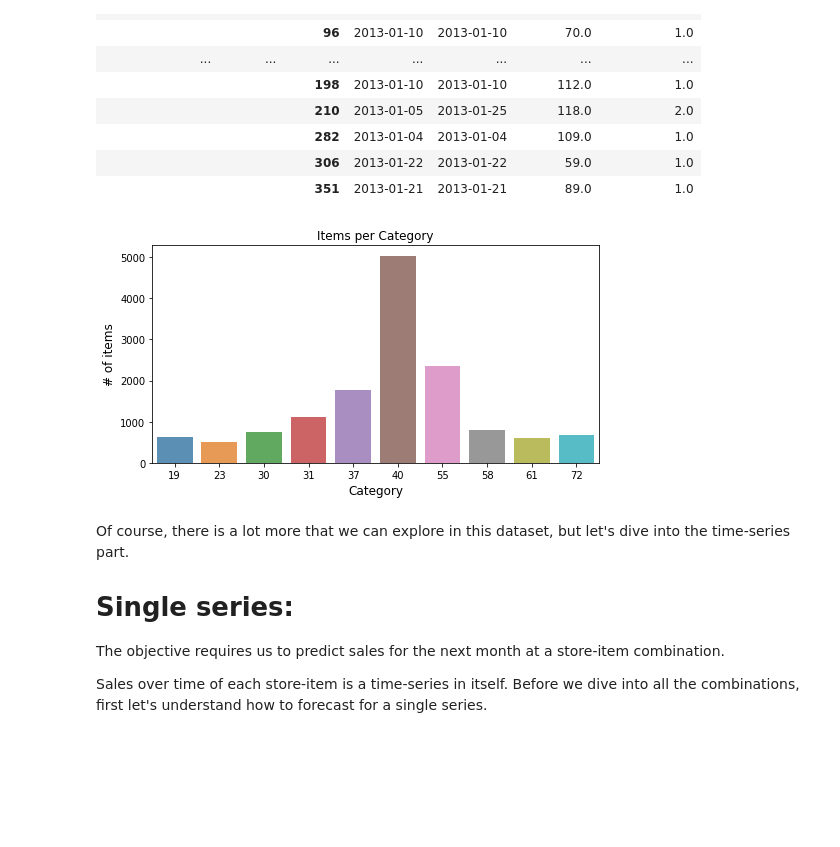
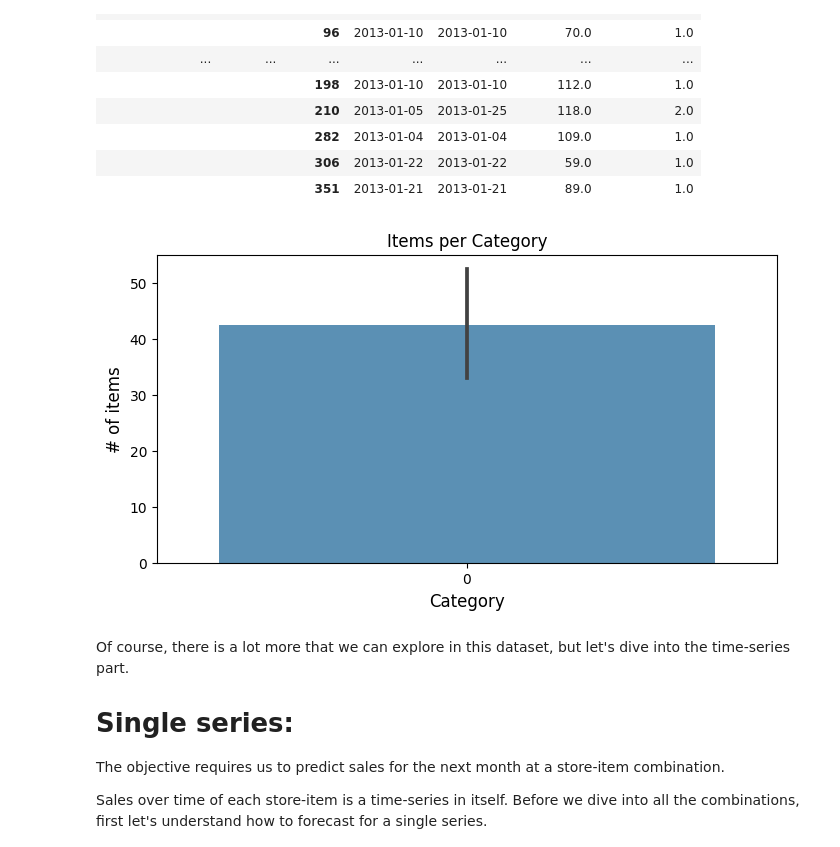
Before and after one commit to QuangVu2001/CNM, a Jupyter notebook: time_series_basics_exploring_traditional_ts.ipynb, the cells around one changed output. Cells and saved outputs as stored; diff of their text form; code cells hidden in the pictures; blank space fills up the shorter version.

```diff
--- a/time_series_basics_exploring_traditional_ts.ipynb
+++ b/time_series_basics_exploring_traditional_ts.ipynb
@@ -64,17 +64,17 @@ import warnings
 warnings.filterwarnings("ignore")
 # %%
 # Import all of them
-sales=pd.read_csv("/content/drive/MyDrive/NCKH/sales_train.csv")
+sales=pd.read_csv("/workspaces/CNM/Predict Future Sale/sales_train.csv")
 
 # settings
 import warnings
 warnings.filterwarnings("ignore")
 
-item_cat=pd.read_csv("/content/drive/MyDrive/NCKH/item_categories.csv")
-item=pd.read_csv("/content/drive/MyDrive/NCKH/items.csv")
-sub=pd.read_csv("/content/drive/MyDrive/NCKH/sample_submission.csv")
-shops=pd.read_csv("/content/drive/MyDrive/NCKH/shops.csv")
-test=pd.read_csv("/content/drive/MyDrive/NCKH/test.csv")
+item_cat=pd.read_csv("/workspaces/CNM/Predict Future Sale/item_categories.csv")
+item=pd.read_csv("/workspaces/CNM/Predict Future Sale/items.csv")
+sub=pd.read_csv("/workspaces/CNM/Predict Future Sale/sample_submission.csv")
+shops=pd.read_csv("/workspaces/CNM/Predict Future Sale/shops.csv")
+test=pd.read_csv("/workspaces/CNM/Predict Future Sale/test.csv")
 # %%
 #formatting the date column correctly
 sales.date=sales.date.apply(lambda x:datetime.datetime.strptime(x, '%d.%m.%Y'))
@@ -134,18 +134,18 @@ monthly_sales.head(20)
 # %%
 # number of items per cat
 x=item.groupby(['item_category_id']).count()
 x=x.sort_values(by='item_id',ascending=False)
 x=x.iloc[0:10].reset_index()
 x
 # #plot
 plt.figure(figsize=(8,4))
-ax= sns.barplot(x.item_category_id, x.item_id, alpha=0.8)
+ax= sns.barplot(x.item_category_id, alpha=0.8)
 plt.title("Items per Category")
 plt.ylabel('# of items', fontsize=12)
 plt.xlabel('Category', fontsize=12)
 plt.show()
 # %% [output]
-[figure, old version]
+[figure, new version]
 # %% [markdown]
 Of course, there is a lot more that we can explore in this dataset, but let's dive into the time-series part.
 
```
Also changed, not shown: parts of 13 cells of this notebook.
